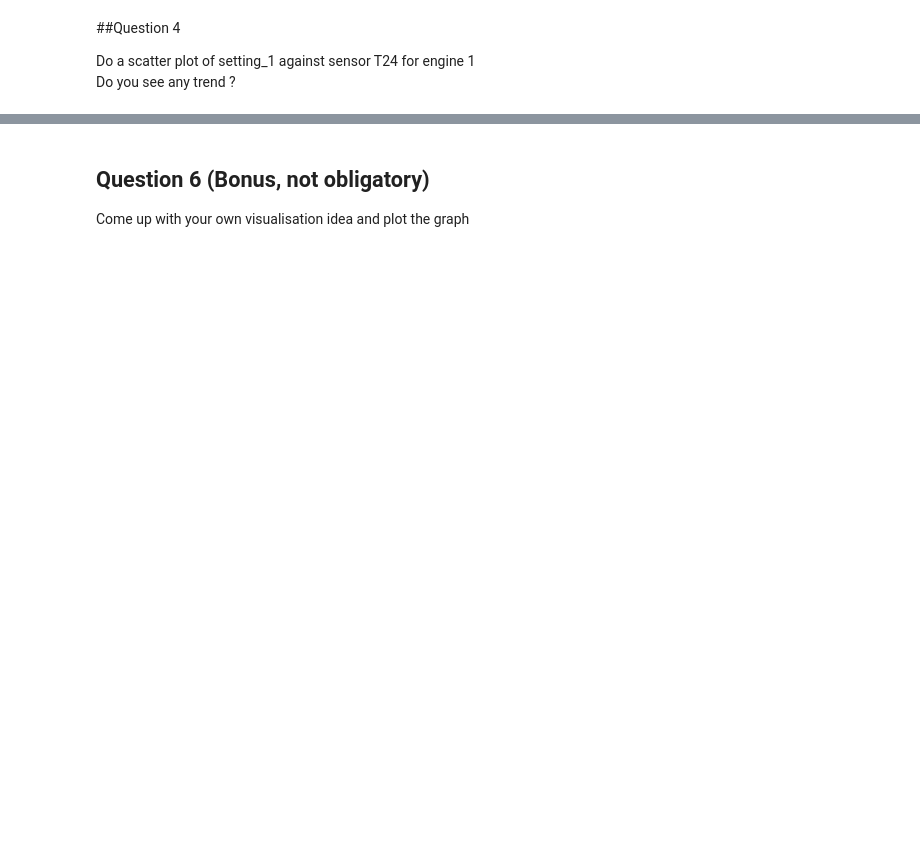
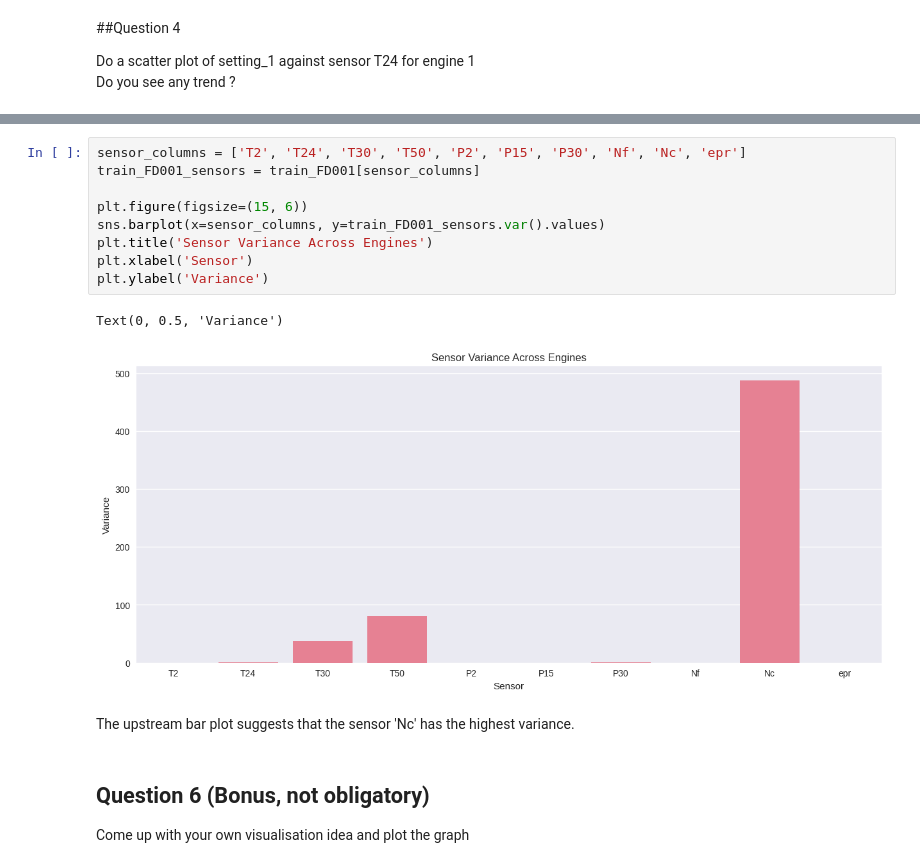
Before and after one commit to KpihX/rocket-durability-ai, a Jupyter notebook: Databoocamp2025_NASA_Turbofan_dataviz_practical.ipynb, the cells around one changed output, grey strips where cells are left out. Saved outputs shown, nothing was run; the diff lists cells and outputs as text; blank space fills up the shorter version.

```diff
--- a/Databoocamp2025_NASA_Turbofan_dataviz_practical.ipynb
+++ b/Databoocamp2025_NASA_Turbofan_dataviz_practical.ipynb
@@ -222,3 +265,17 @@ Which sensor has the highest variance ?
+# %%
+sensor_columns = ['T2', 'T24', 'T30', 'T50', 'P2', 'P15', 'P30', 'Nf', 'Nc', 'epr']
+train_FD001_sensors = train_FD001[sensor_columns]
+
+plt.figure(figsize=(15, 6))
+sns.barplot(x=sensor_columns, y=train_FD001_sensors.var().values)
+plt.title('Sensor Variance Across Engines')
+plt.xlabel('Sensor')
+plt.ylabel('Variance')
+# %% [output]
+Text(0, 0.5, 'Variance')
+[figure, added]
+# %% [markdown]
+The upstream bar plot suggests that the sensor 'Nc' has the highest variance.
 # %% [markdown]
 ## Question 6 (Bonus, not obligatory)
 Come up with your own visualisation idea and plot the graph
```
Also changed, not shown: parts of 14 cells of this notebook.
